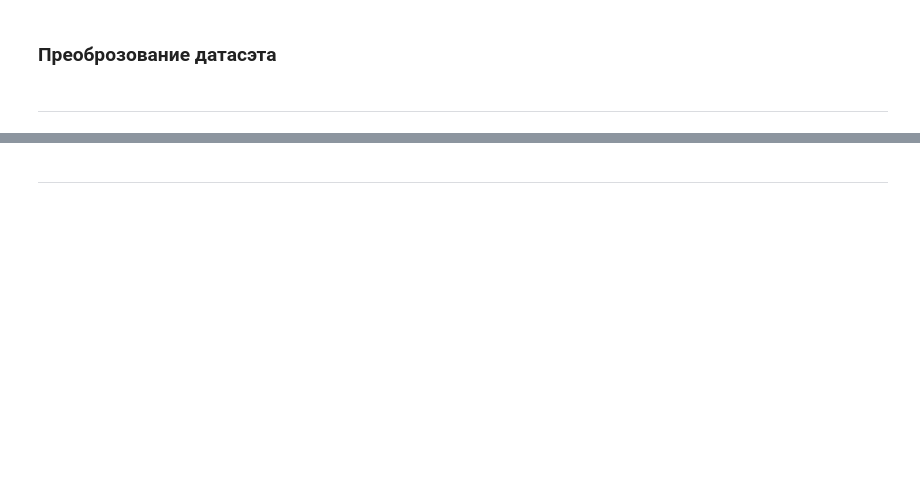
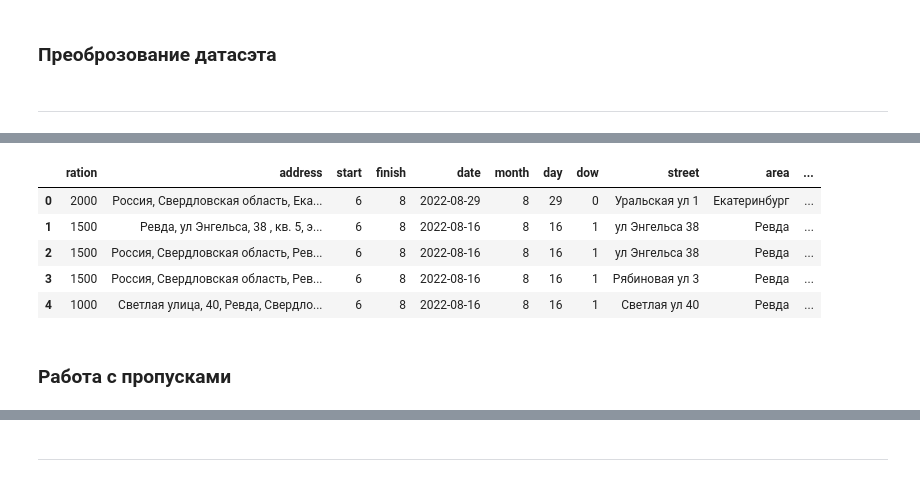
Before and after one commit to AlexandrYarin/LKproject, a Jupyter notebook: analyze.ipynb, the cells around one changed output, grey strips where cells are left out. Drawn from its saved outputs; the diff is of its cells as text; code cells hidden in the pictures; blank space fills up the shorter version.

```diff
--- a/analyze.ipynb
+++ b/analyze.ipynb
@@ -159,11 +316,0 @@ df_test
-# %%
-# Признак date преобразуем в формат datetime
-df_test['date'] = df_test['date'].apply(lambda x: '/'.join(x) + '/2022')
-df_test['date'] = pd.to_datetime(df_test['date'], format='%d/%m/%Y')
-
-# Выделяем отдельные признаки месяца, дня месяца и дня недели
-df_test['month'] = df_test['date'].dt.month
-df_test['day'] = df_test['date'].dt.day
-df_test['dow'] = df_test['date'].dt.day_of_week
-
-df_test = df_test.drop(['date'], axis=1)
@@ -169,0 +387,2 @@ df_test = df_test.drop(['date'], axis=1)
+# %%
+df_test['location'] = df_test['short_address'].apply(get_geolocation)
@@ -169,0 +402,23 @@ df_test = df_test.drop(['date'], axis=1)
+# %%
+# Нам нужна только температура из данной таблицы
+date, forecast = weather['Местное время в Екатеринбурге'].index, weather['Местное время в Екатеринбурге'].values
+weather = pd.DataFrame({'date': date, 'weather': forecast})
+weather['date'] = pd.to_datetime(weather['date']).dt.date
+
+#Групируем данные по дате и находим среднюю температуру
+weather = weather.groupby('date', as_index=False).mean()
+weather['date'] = pd.to_datetime(weather['date'])
+# %%
+# Добовляем нашу температуру к главной таблице
+df_test = df_test.merge(weather, how='left')
+df_test['forecast'] = df_test['forecast'].apply(int)
+df_test.head()
+# %% [output]
+|  | ration | address | start | finish | date | month | day | dow | street | area | ... |
+| 0 | 2000 | Россия, Свердловская область, Ека... | 6 | 8 | 2022-08-29 | 8 | 29 | 0 | Уральская ул 1 | Екатеринбург | ... |
+| 1 | 1500 | Ревда, ул Энгельса, 38 , кв. 5, э... | 6 | 8 | 2022-08-16 | 8 | 16 | 1 | ул Энгельса 38 | Ревда | ... |
+| 2 | 1500 | Россия, Свердловская область, Рев... | 6 | 8 | 2022-08-16 | 8 | 16 | 1 | ул Энгельса 38 | Ревда | ... |
+| 3 | 1500 | Россия, Свердловская область, Рев... | 6 | 8 | 2022-08-16 | 8 | 16 | 1 | Рябиновая ул 3 | Ревда | ... |
+| 4 | 1000 | Светлая улица, 40, Ревда, Свердло... | 6 | 8 | 2022-08-16 | 8 | 16 | 1 | Светлая ул 40 | Ревда | ... |
+# %% [markdown]
+### Работа с пропусками
```
Also changed, not shown: parts of 38 cells of this notebook, 36 other files.
